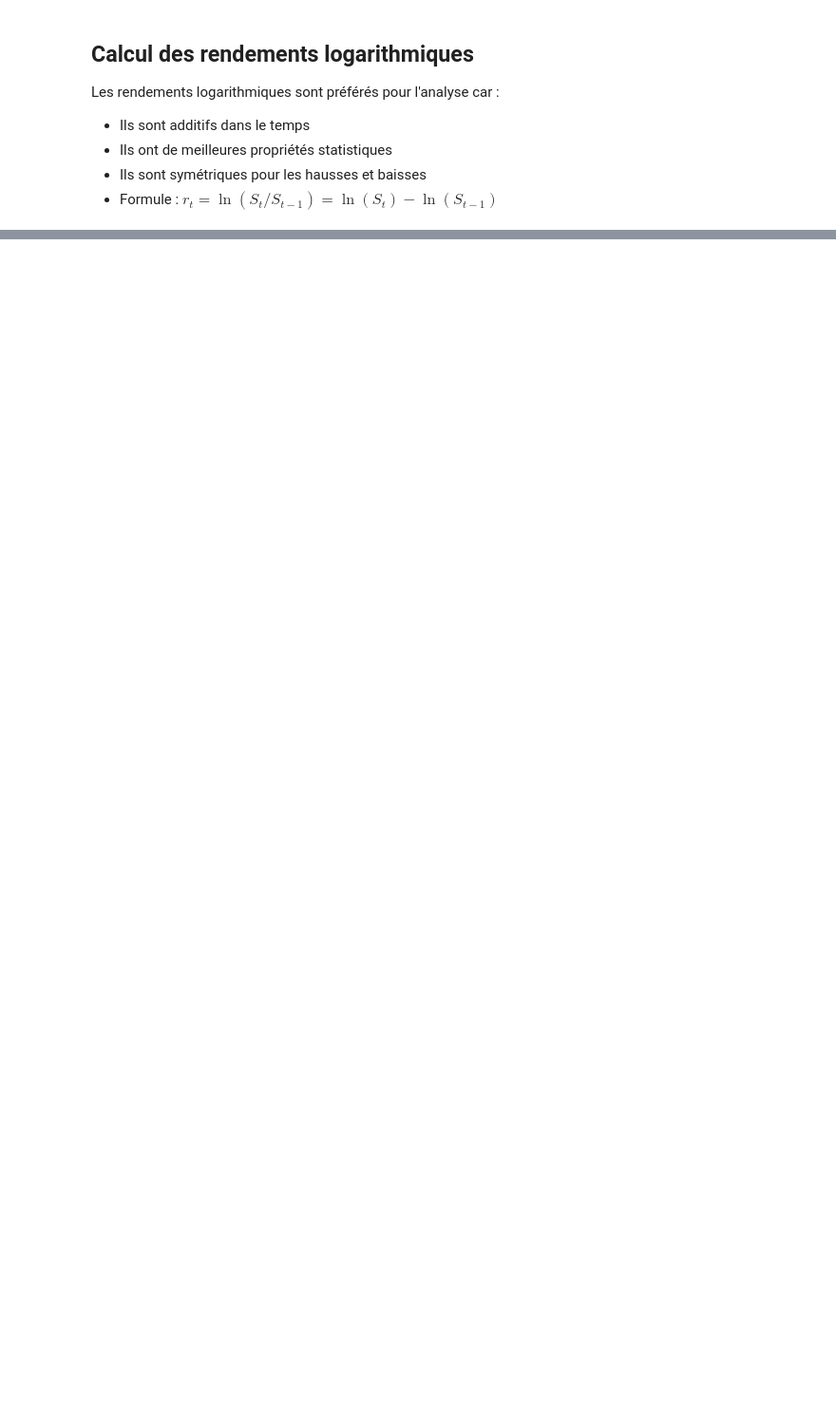
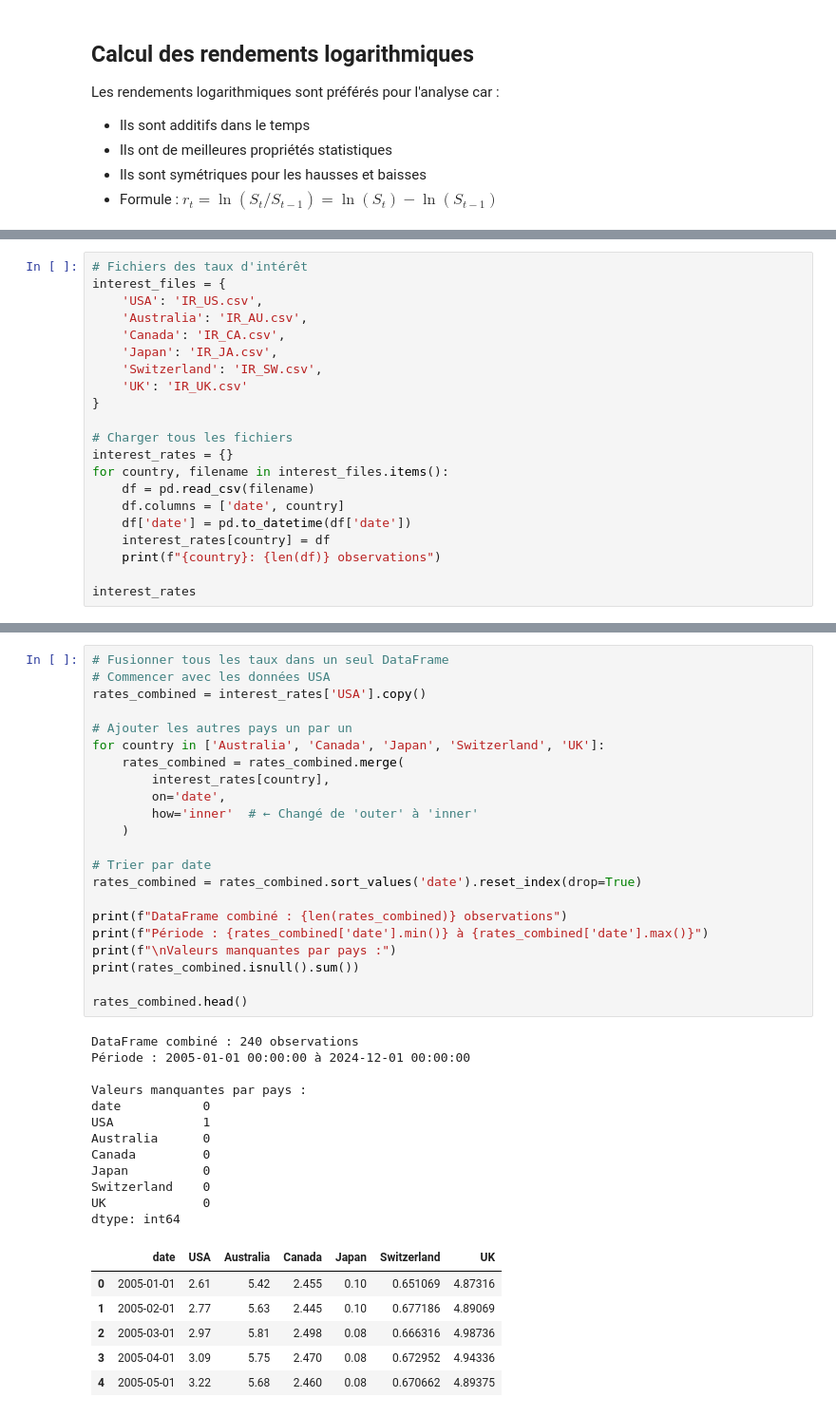
Before and after one commit to Lilas-Bertot/ETUDE-DE-CAS-2, a Jupyter notebook: Étude de cas 2.ipynb, the cells around one changed output, grey strips where cells are left out. Shown at 95% size. Cells and saved outputs as stored; diff of their text form; blank space fills up the shorter version.

```diff
--- a/Étude de cas 2.ipynb
+++ b/Étude de cas 2.ipynb
@@ -236,0 +281,21 @@ plt.show()
+# %%
+# Fichiers des taux d'intérêt
+interest_files = {
+    'USA': 'IR_US.csv',
+    'Australia': 'IR_AU.csv',
+    'Canada': 'IR_CA.csv',
+    'Japan': 'IR_JA.csv',
+    'Switzerland': 'IR_SW.csv',
+    'UK': 'IR_UK.csv'
+}
+
+# Charger tous les fichiers
+interest_rates = {}
+for country, filename in interest_files.items():
+    df = pd.read_csv(filename)
+    df.columns = ['date', country]
+    df['date'] = pd.to_datetime(df['date'])
+    interest_rates[country] = df
+    print(f"{country}: {len(df)} observations")
+
+interest_rates
@@ -236,0 +331,41 @@ plt.show()
+# %%
+# Fusionner tous les taux dans un seul DataFrame
+# Commencer avec les données USA
+rates_combined = interest_rates['USA'].copy()
+
+# Ajouter les autres pays un par un
+for country in ['Australia', 'Canada', 'Japan', 'Switzerland', 'UK']:
+    rates_combined = rates_combined.merge(
+        interest_rates[country],
+        on='date',
+        how='inner'  # ← Changé de 'outer' à 'inner'
+    )
+
+# Trier par date
+rates_combined = rates_combined.sort_values('date').reset_index(drop=True)
+
+print(f"DataFrame combiné : {len(rates_combined)} observations")
+print(f"Période : {rates_combined['date'].min()} à {rates_combined['date'].max()}")
+print(f"\nValeurs manquantes par pays :")
+print(rates_combined.isnull().sum())
+
+rates_combined.head()
+# %% [output]
+DataFrame combiné : 240 observations
+Période : 2005-01-01 00:00:00 à 2024-12-01 00:00:00
+
+Valeurs manquantes par pays :
+date           0
+USA            1
+Australia      0
+Canada         0
+Japan          0
+Switzerland    0
+UK             0
+dtype: int64
+|  | date | USA | Australia | Canada | Japan | Switzerland | UK |
+| 0 | 2005-01-01 | 2.61 | 5.42 | 2.455 | 0.10 | 0.651069 | 4.87316 |
+| 1 | 2005-02-01 | 2.77 | 5.63 | 2.445 | 0.10 | 0.677186 | 4.89069 |
+| 2 | 2005-03-01 | 2.97 | 5.81 | 2.498 | 0.08 | 0.666316 | 4.98736 |
+| 3 | 2005-04-01 | 3.09 | 5.75 | 2.470 | 0.08 | 0.672952 | 4.94336 |
+| 4 | 2005-05-01 | 3.22 | 5.68 | 2.460 | 0.08 | 0.670662 | 4.89375 |
```
Also changed, not shown: parts of 18 cells of this notebook, 12 other files.
